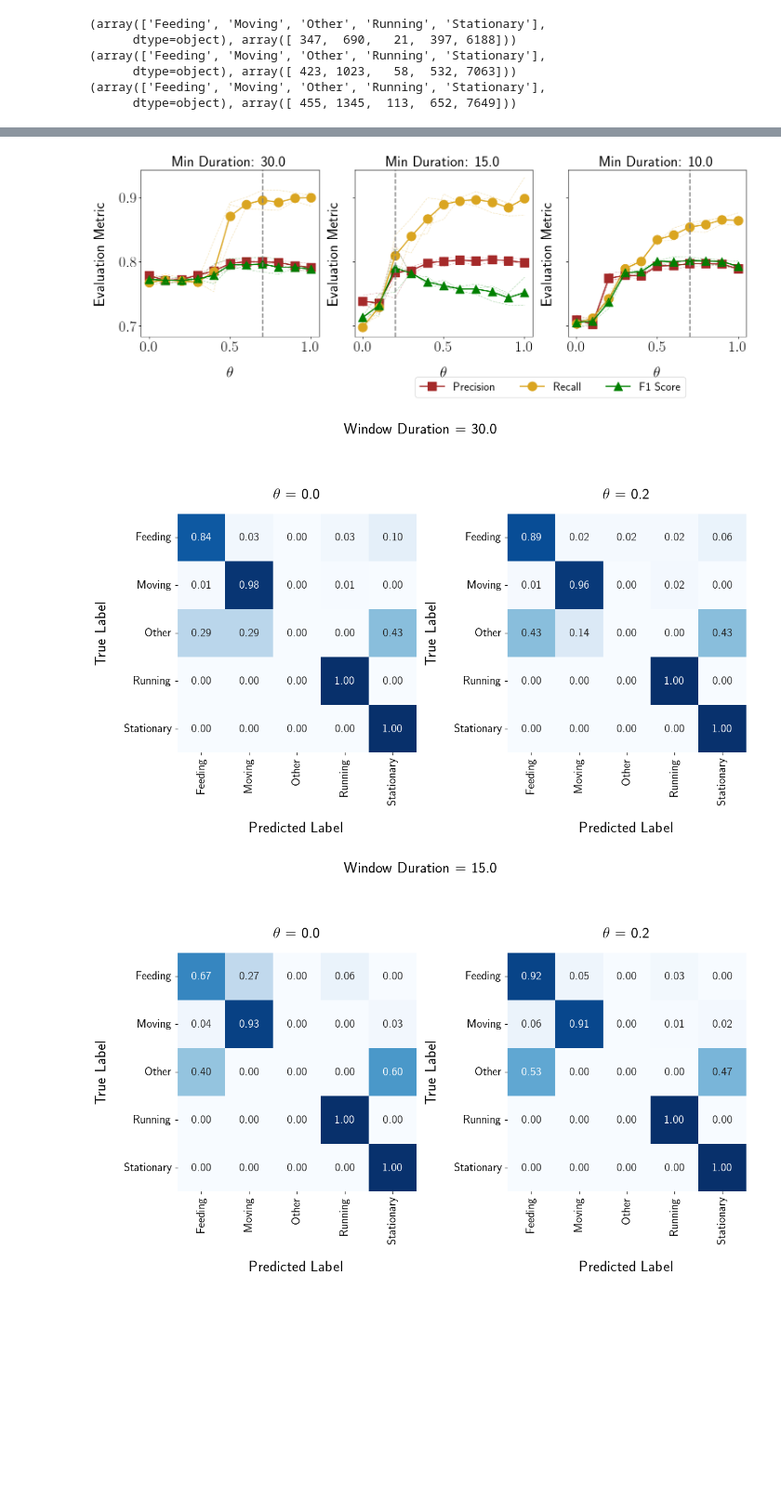
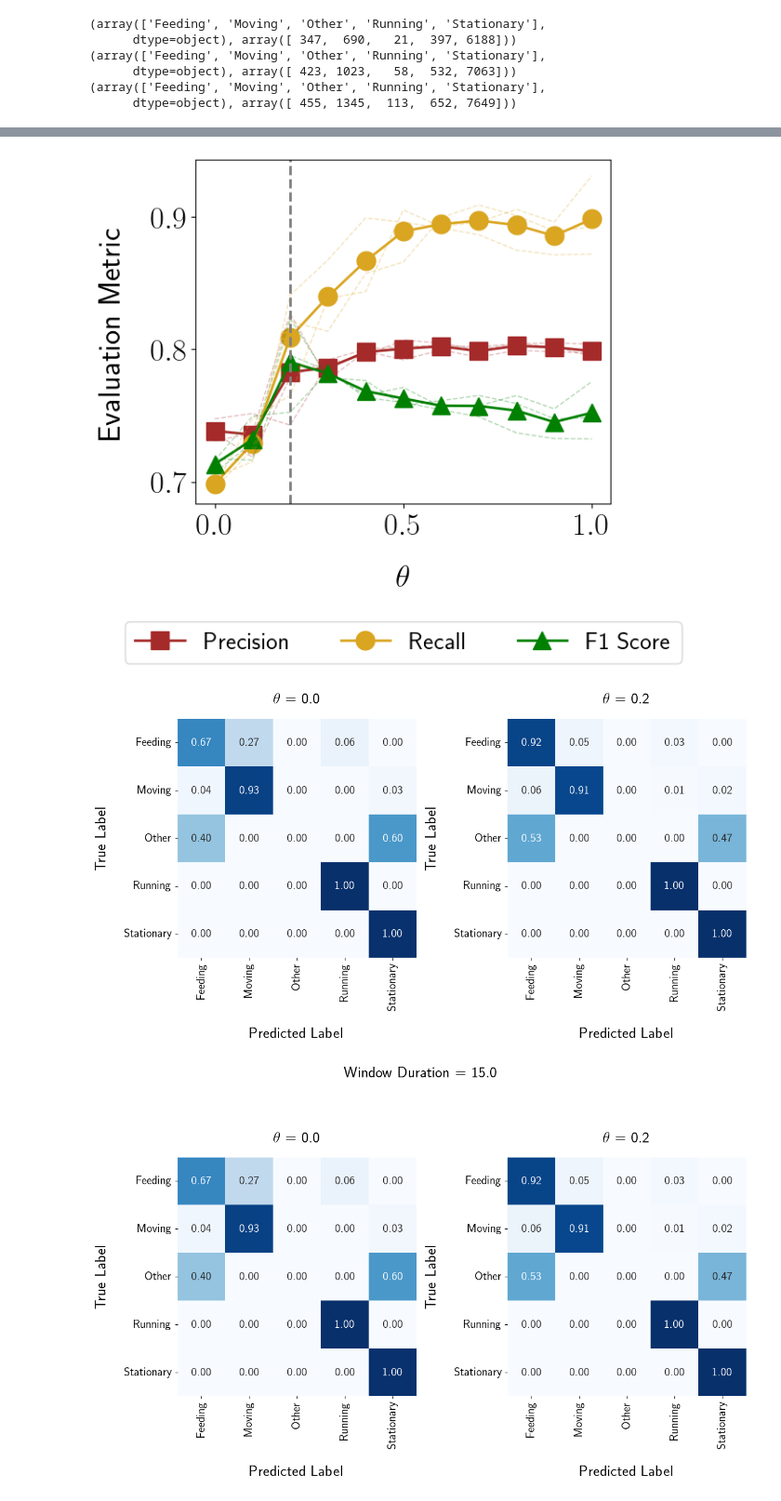
Before and after one commit to medhaaga/BotswanaML, a Jupyter notebook: notebooks/Vectronics_summary_EDA_Predictions.ipynb, the cells around one changed output, grey strips where cells are left out. Shown at 93% size. Saved outputs shown, nothing was run; the diff lists cells and outputs as text; code cells hidden in the pictures; blank space fills up the shorter version.

```diff
--- a/notebooks/Vectronics_summary_EDA_Predictions.ipynb
+++ b/notebooks/Vectronics_summary_EDA_Predictions.ipynb
@@ -94,7 +94,6 @@ Video      1.4881   3.6972  1.2767   0.1722     80.8881
 Total      4.2012  12.8300  1.2767   5.6366     80.8881
 # %%
 # load metadata, matched acceleration data, and matched acceleration metadata
-metadata = pd.read_csv(get_metadata_path())
 acc_data, acc_data_metadata = load_Vectronics_data_metadata()
 
 # Group and sum durations in hours
@@ -243,7 +267,7 @@ with open(config.VECTRONICS_PREPROCESSING_YAML) as f:
 
 Vectronics_feature_cols = Vectronics_preprocessing_config['feature_cols']
 Vectronics_helper_cols = Vectronics_preprocessing_config['helper_cols']
-vectronics_df = pd.read_csv(io.get_Vectronics_preprocessed_path())
+vectronics_df = pd.read_csv(io.get_Vectronics_preprocessed_path(duration=15.0))
 vectronics_df = vectronics_df[Vectronics_feature_cols + Vectronics_helper_cols]
 # %%
 fig, axes = plt.subplots(3, 3, figsize=(10, 10), sharey=False, sharex='col')
@@ -467,36 +502,34 @@ Current theta: 0.3, Current seed: 2
 # %%
 colors = ['brown', 'goldenrod', 'green']
-fig, axs = plt.subplots(1, 3, figsize=(18, 5), sharey=True)
+plt.figure(figsize=(6, 5))
 
-for i, duration in enumerate(min_windows_for_padding):
-    precisions, recalls, f1scores = np.zeros((len(theta_list), len(seed_list))), np.zeros((len(theta_list), len(seed_list))), np.zeros((len(theta_list), len(seed_list)))
+precisions, recalls, f1scores = np.zeros((len(theta_list), len(seed_list))), np.zeros((len(theta_list), len(seed_list))), np.zeros((len(theta_list), len(seed_list)))
 
-    for j, theta in enumerate(theta_list):
-        for k, seed in enumerate(seed_list):
+for j, theta in enumerate(theta_list):
+    for k, seed in enumerate(seed_list):
 
-            model_dir = os.path.join(training_results_dir, f"duration{duration}_theta{theta}_seed{seed}")
-            precisions[j,k] = multi_label_predictions(model_dir, label_encoder, split='val', plot_confusion=False, return_precision=True)
-            recalls[j,k] = multi_label_predictions(model_dir, label_encoder, split='val', plot_confusion=False, return_recall=True)
-            f1scores[j,k] = multi_label_predictions(model_dir, label_encoder, split='val', plot_confusion=False, return_f1=True)
+        model_dir = os.path.join(training_results_dir, f"theta{theta}_seed{seed}")
+        precisions[j,k] = multi_label_predictions(model_dir, label_encoder, split='val', plot_confusion=False, return_precision=True)
+        recalls[j,k] = multi_label_predictions(model_dir, label_encoder, split='val', plot_confusion=False, return_recall=True)
+        f1scores[j,k] = multi_label_predictions(model_dir, label_encoder, split='val', plot_confusion=False, return_f1=True)
 
-    axs[i].plot(theta_list, np.mean(precisions, axis=-1), color=colors[0], label='Precision', markersize=15, linewidth=2, marker='s',)
-    axs[i].plot(theta_list, np.mean(recalls, axis=-1), color=colors[1], label='Recall', markersize=15, linewidth=2, marker='o',)
-    axs[i].plot(theta_list, np.mean(f1scores, axis=-1), color=colors[2], label='F1 Score', markersize=15, linewidth=2, marker='^',)
+plt.plot(theta_list, np.mean(precisions, axis=-1), color=colors[0], label='Precision', markersize=15, linewidth=2, marker='s',)
+plt.plot(theta_list, np.mean(recalls, axis=-1), color=colors[1], label='Recall', markersize=15, linewidth=2, marker='o',)
+plt.plot(theta_list, np.mean(f1scores, axis=-1), color=colors[2], label='F1 Score', markersize=15, linewidth=2, marker='^',)
 
-    for k in range(len(seed_list)):
-        axs[i].plot(theta_list, precisions[:,k], color=colors[0], linewidth=1, linestyle='--', alpha=0.3)
-        axs[i].plot(theta_list, recalls[:,k], color=colors[1],  linewidth=1, linestyle='--', alpha=0.3)
-        axs[i].plot(theta_list, f1scores[:,k], color=colors[2], linewidth=1, linestyle='--', alpha=0.3)
+for k in range(len(seed_list)):
+    plt.plot(theta_list, precisions[:,k], color=colors[0], linewidth=1, linestyle='--', alpha=0.3)
+    plt.plot(theta_list, recalls[:,k], color=colors[1],  linewidth=1, linestyle='--', alpha=0.3)
+    plt.plot(theta_list, f1scores[:,k], color=colors[2], linewidth=1, linestyle='--', alpha=0.3)
 
-    axs[i].axvline(x=theta_list[np.argmax(np.mean(f1scores, axis=-1))], linestyle='--', color='grey', linewidth=2,)
-    axs[i].set_title(f"Min Duration: {duration}")
-    axs[i].set_xlabel(r'$\theta$', labelpad=20)
-    axs[i].set_ylabel('Evaluation Metric', labelpad=20)
+plt.axvline(x=theta_list[np.argmax(np.mean(f1scores, axis=-1))], linestyle='--', color='grey', linewidth=2,)
+plt.xlabel(r'$\theta$', labelpad=20)
+plt.ylabel('Evaluation Metric', labelpad=20)
 
-plt.legend(loc='lower center', ncol=3, bbox_to_anchor=(-0.1,-0.4))
+plt.legend(loc='lower center', ncol=3, bbox_to_anchor=(0.5,-0.5))
 plt.show()
 # %% [output]
-[figure, old version]
+[figure, new version]
 # %%
 theta_list = [0.0, 0.2]
 seed_star = 1
@@ -506,7 +539,7 @@ for i, theta in enumerate(theta_list):
 
     ax = axs[i]
 
-    model_dir = os.path.join(training_results_dir, f"duration{30.0}_theta{theta}_seed{seed_star}")
+    model_dir = os.path.join(training_results_dir, f"theta{theta}_seed{seed_star}")
     val_true = np.load(os.path.join(model_dir, 'test_true_classes.npy'))
     val_predictions = np.load(os.path.join(model_dir, 'test_predictions.npy'))
 
@@ -525,11 +558,10 @@ for i, theta in enumerate(theta_list):
     ax.set_title(f"$\\theta$ = {theta}", fontsize=20, pad=20)
 
 
-fig.suptitle(f"Window Duration = {30.0}", fontsize=20)
 plt.tight_layout()
 plt.show()
 # %% [output]
-[figure, old version]
+[figure, new version]
 # %%
 theta_list = [0.0, 0.2]
 seed_star = 1
```
Also changed, not shown: parts of 8 cells of this notebook, 20 other files.
